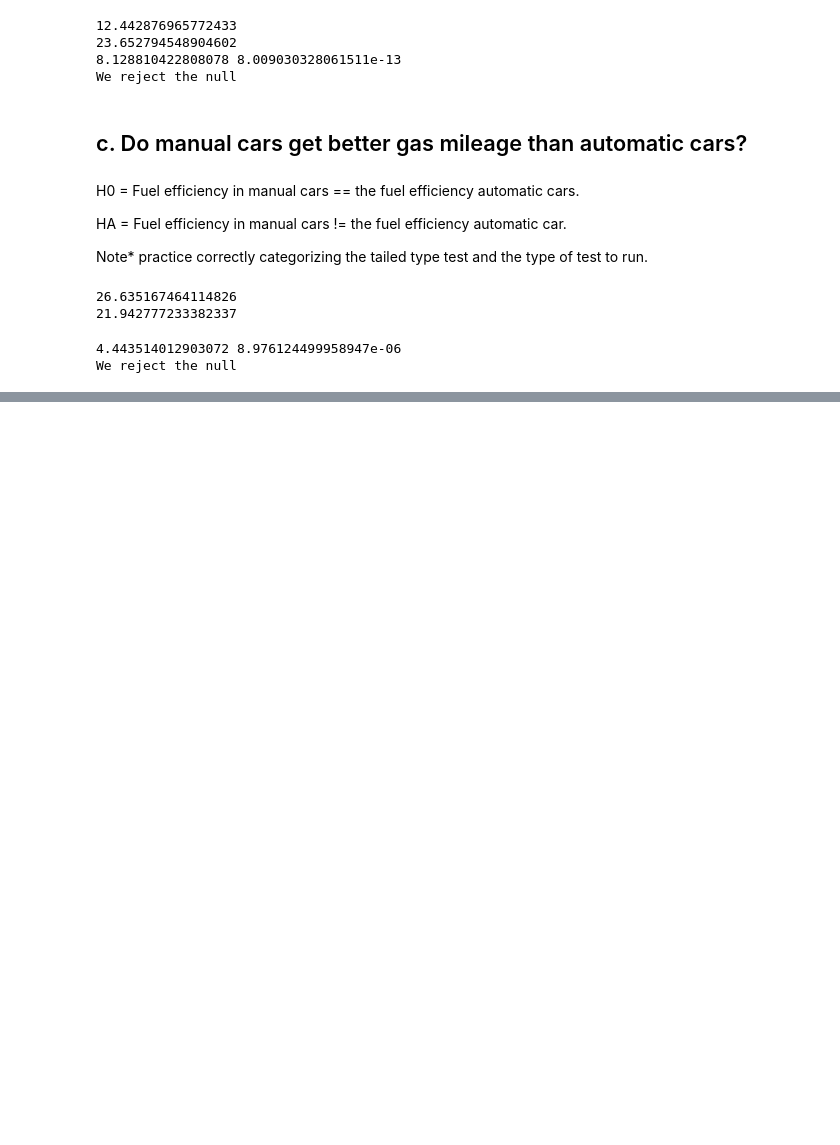
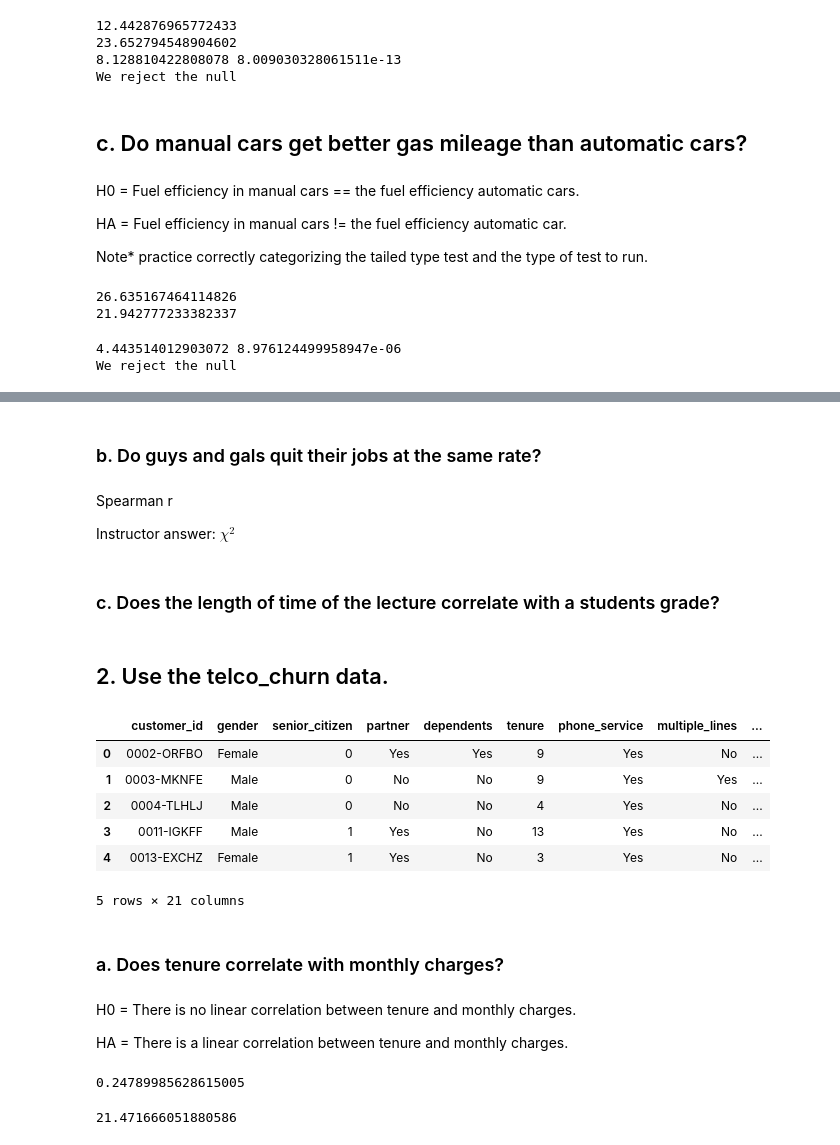
Before and after one commit to elizabethswarren/statistics-exercises, a Jupyter notebook: hypothesis_testing.ipynb, the cells around one changed output, grey strips where cells are left out. Drawn from its saved outputs; the diff is of its cells as text; code cells hidden in the pictures; blank space fills up the shorter version.

Commit message:
Add correlation exercises to hypothesis testing exercises and add more hypothesis testing exercises

```diff
--- a/hypothesis_testing.ipynb
+++ b/hypothesis_testing.ipynb
@@ -183,0 +195,8 @@ We reject the null
+# %% [markdown]
+### b. Do guys and gals quit their jobs at the same rate?
+# %% [markdown]
+Spearman r
+
+Instructor answer: $ \chi ^ 2$
+# %% [markdown]
+### c. Does the length of time of the lecture correlate with a students grade?
@@ -183,0 +205,20 @@ We reject the null
+# %% [markdown]
+## 2. Use the telco_churn data.
+# %%
+url = env.get_db_url('telco_churn')
+telco = pd.read_sql('SELECT * FROM customers',url)
+telco.head()
+# %% [output]
+|  | customer_id | gender | senior_citizen | partner | dependents | tenure | phone_service | multiple_lines | ... |
+| 0 | 0002-ORFBO | Female | 0 | Yes | Yes | 9 | Yes | No | ... |
+| 1 | 0003-MKNFE | Male | 0 | No | No | 9 | Yes | Yes | ... |
+| 2 | 0004-TLHLJ | Male | 0 | No | No | 4 | Yes | No | ... |
+| 3 | 0011-IGKFF | Male | 1 | Yes | No | 13 | Yes | No | ... |
+| 4 | 0013-EXCHZ | Female | 1 | Yes | No | 3 | Yes | No | ... |
+5 rows × 21 columns
+# %% [markdown]
+### a. Does tenure correlate with monthly charges?
+# %% [markdown]
+H0 = There is no linear correlation between tenure and monthly charges.
+
+HA = There is a linear correlation between tenure and monthly charges.
@@ -183,0 +230,19 @@ We reject the null
+# %%
+# calculate the Pearson Correlation coefficient
+x = telco.tenure
+y = telco.monthly_charges
+
+def stdev(x):
+    variance = ((x - x.mean()) ** 2).sum() / n
+    return np.sqrt(variance)
+
+r_xy = (((x - x.mean()) * (y - y.mean())).sum() / n) / (stdev(x) * stdev (y))
+r_xy
+# %% [output]
+0.24789985628615005
+# %%
+# find the t-value
+t = (r_xy * np.sqrt(n-2)) / np.sqrt(1 - r_xy**2)
+t
+# %% [output]
+21.471666051880586
```
Also changed, not shown: parts of 26 cells of this notebook, 1 other file.
